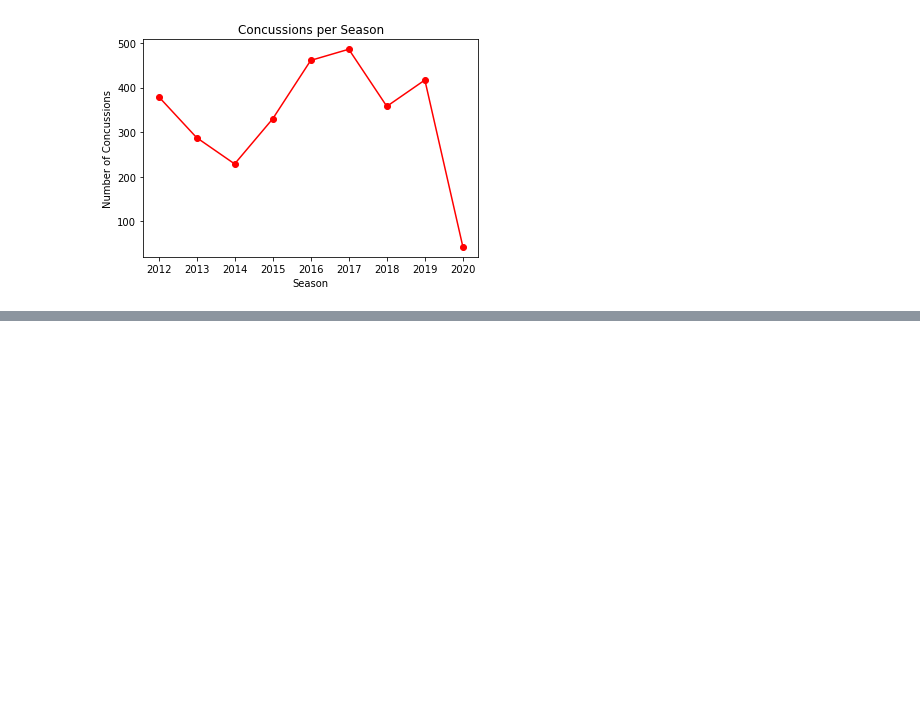
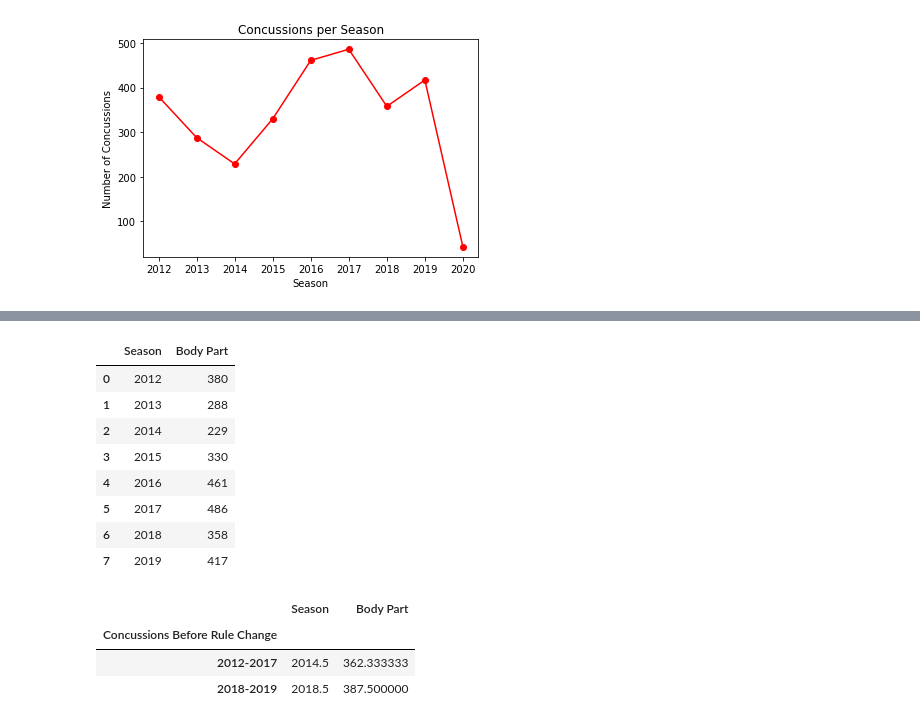
Before and after one commit to trippy64/ConcussionGroupA, a Jupyter notebook: Concussion-kyle.ipynb, the cells around one changed output, grey strips where cells are left out. Drawn from its saved outputs; the diff is of its cells as text; code cells hidden in the pictures; blank space fills up the shorter version.

```diff
--- a/Concussion-kyle.ipynb
+++ b/Concussion-kyle.ipynb
@@ -129,0 +156,26 @@ plt.show()
+# %%
+season_concussion = season_concussion.reset_index()
+season_concussion = season_concussion[season_concussion["Season"] != 2020]
+season_concussion
+# %% [output]
+|  | Season | Body Part |
+| 0 | 2012 | 380 |
+| 1 | 2013 | 288 |
+| 2 | 2014 | 229 |
+| 3 | 2015 | 330 |
+| 4 | 2016 | 461 |
+| 5 | 2017 | 486 |
+| 6 | 2018 | 358 |
+| 7 | 2019 | 417 |
+# %%
+bins = [2011, 2017, 2020]
+bin_groups = ["2012-2017", "2018-2019"]
+
+season_concussion["Concussions Before Rule Change"] = pd.cut(season_concussion['Season'], bins, labels=bin_groups)
+rule_change_concussion = season_concussion.groupby('Concussions Before Rule Change')
+rule_change_concussion.mean()
+# %% [output]
+|  | Season | Body Part |
+| Concussions Before Rule Change |  |  |
+| 2012-2017 | 2014.5 | 362.333333 |
+| 2018-2019 | 2018.5 | 387.500000 |
```
Also changed, not shown: parts of 2 cells of this notebook.
